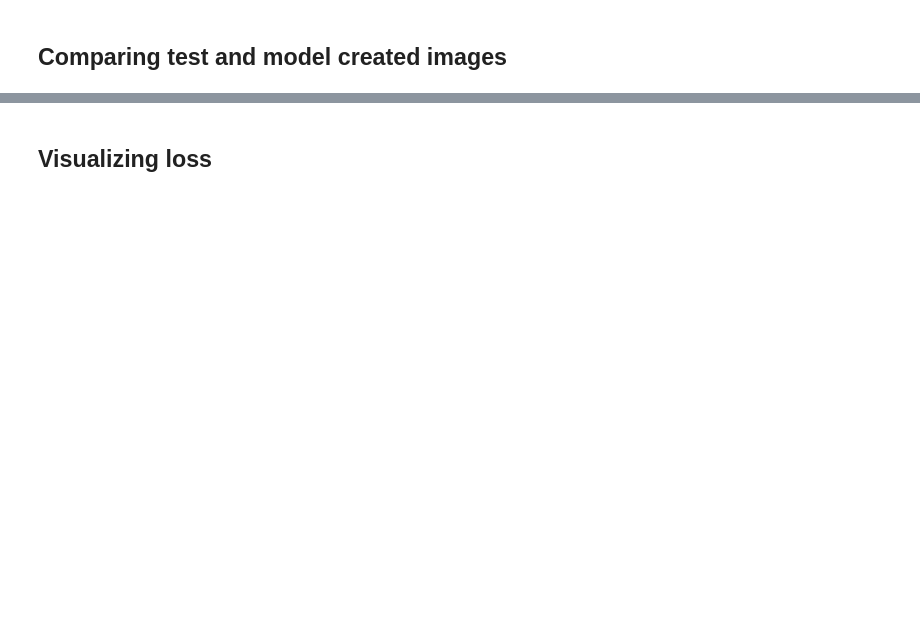
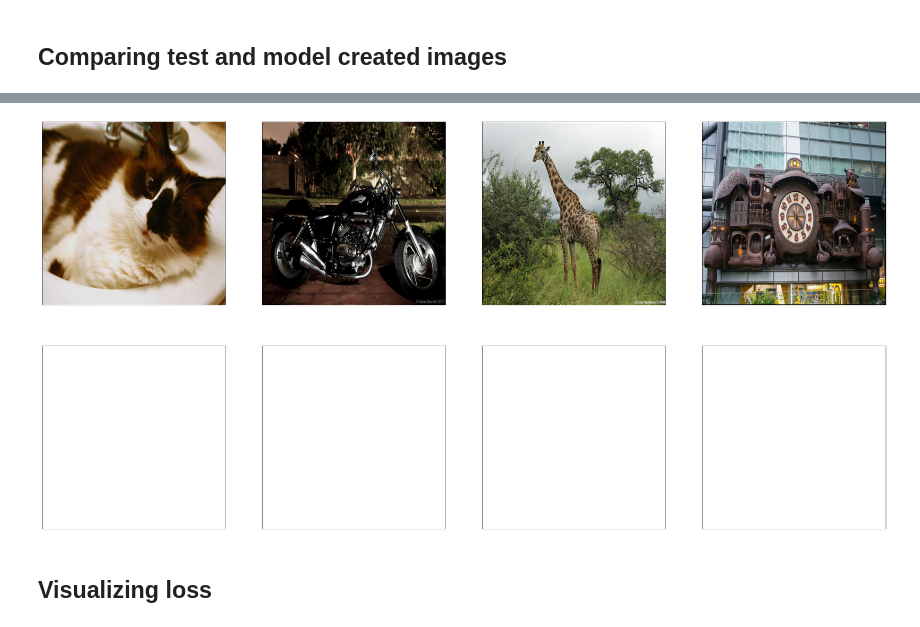
Before and after one commit to Dhruv0208/Research-Project, a Jupyter notebook: Autoencoder.ipynb, the cells around one changed output, grey strips where cells are left out. Saved outputs shown, nothing was run; the diff lists cells and outputs as text; code cells hidden in the pictures; blank space fills up the shorter version.

```diff
--- a/Autoencoder.ipynb
+++ b/Autoencoder.ipynb
@@ -168,3 +245,0 @@ print(tf.compat.v1.trainable_variables())
-# %%
-for i in train_ds:
-    autoencoder.fit(x=i, epochs = 2, shuffle = True, verbose=1)
@@ -177,2 +319,23 @@ ValueError: in user code:
 # %% [markdown]
 ## Comparing test and model created images
+# %%
+# def visualize(img, model):
+#     image = img[n]
+#     reco = model.predict(image)
+
+#     plt.subplot(1,3,1)
+#     plt.title('original')
+#     plt.imshow(img/255.0)
+
+#     plt.subplot(1,3,2)
+#     plt.title('recontructed')
+#     plt.imshow(reco / 255.0)
+
+# images_batch_testing = next(iter(test_dataset))
+# for n in range(4):
+#     print(images_batch_testing[n])
+#     visualize(images_batch_testing[n].numpy(), autoencoder)
+# autoencoder = keras.models.load_model('saved_model/AEncoder')
+test_batch = next(iter(test_dataset))
+test_batch = next(iter(test_dataset))
+predicted = autoencoder.predict(test_batch)
@@ -179,22 +362,17 @@ ValueError: in user code:
 # %%
-n = 2
-plt.figure(figsize=(32,32))
-for i in range(n):
-    # display original
-    ax = plt.subplot(3, n, i+1)
-    plt.imshow(test_images[i])
-    plt.gray()
+n=4
+plt.figure(figsize=(40,20))
+for i in range(1, n+1):
+    ax = plt.subplot(2, n, i)
+    plt.imshow(test_batch[i-1]/255)
     ax.get_xaxis().set_visible(False)
     ax.get_yaxis().set_visible(False)
-
-
-    # display reconstruction
-    ax = plt.subplot(3, n, i+n+1)
-    plt.imshow(decoded_imgs[i])
-    plt.gray()
+    ax = plt.subplot(2,n,i+n)
+    plt.imshow(predicted[i-1])
     ax.get_xaxis().set_visible(False)
     ax.get_yaxis().set_visible(False)
-
 plt.show()
+# %% [output]
+[figure, added]
 # %% [markdown]
 ## Visualizing loss
```
Also changed, not shown: parts of 40 cells of this notebook.
